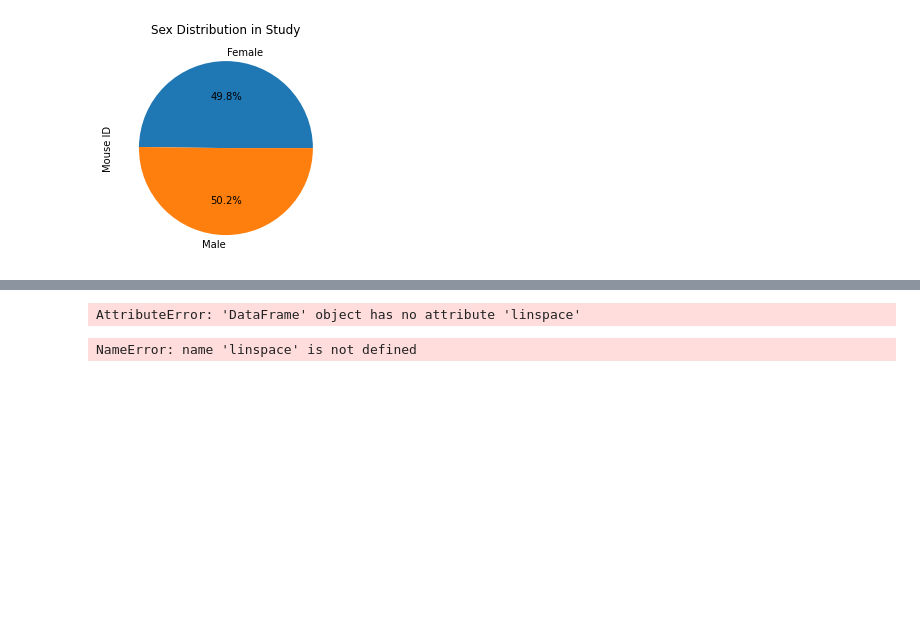
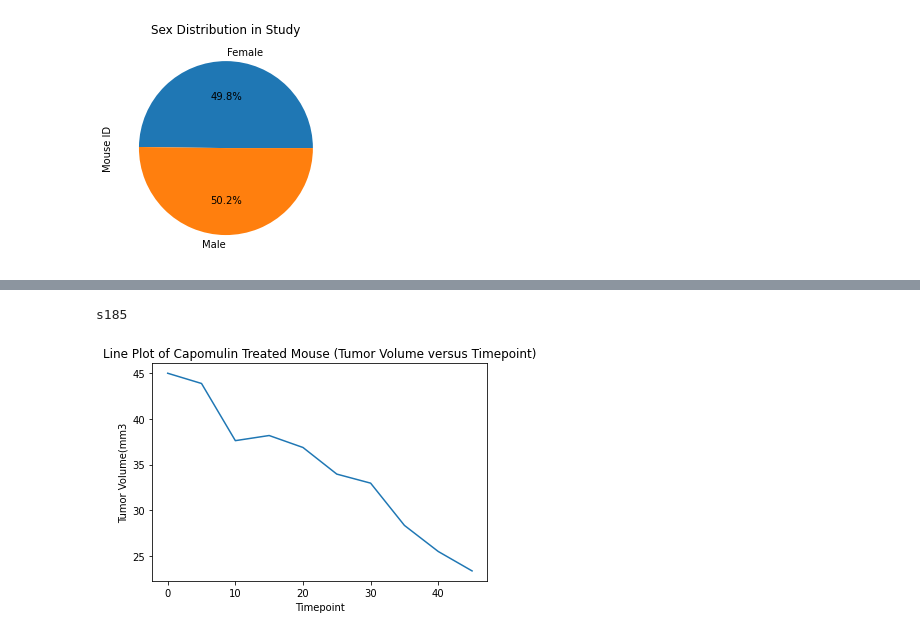
Before and after one commit to Geogith/Anti-Cancer-Skin-Treatment-Study, a Jupyter notebook: mice_study/Pymaceut.ipynb, the cells around one changed output, grey strips where cells are left out. Cells and saved outputs as stored; diff of their text form; code cells hidden in the pictures; blank space fills up the shorter version.

```diff
--- a/mice_study/Pymaceut.ipynb
+++ b/mice_study/Pymaceut.ipynb
@@ -232,29 +242,16 @@ TypeError: cannot perform reduce with flexible type
 # %%
-# 7. Select a mouse that was treated with Capomulin and generate a line plot of tumor volume vs. time point for that mouse.
+# 7. Select a mouse that was treated with Capomulin and generate a line plot of tumor volume vs. timepoint for that mouse.
 
-# x = np.linspace(-1, 1, 50)
-# print(x)
-# y = 2*x + 1
-# plt.plot(x, y)
-# plt.show()
+capomulinmouse = combine_mouse_study[combine_mouse_study["Drug Regimen"]=="Capomulin"]["Mouse ID"].iloc[0]
+df_mouse = combine_mouse_study[combine_mouse_study["Mouse ID"]==capomulinmouse]
+print(capomulinmouse)
 
-capomulinmouse = combine_mouse_study.copy().groupby("Drug Regimen")["Mouse ID"]
-np = combine_mouse_study.copy()
-x = np.linspace(-1, 1, 50)
-y = 2**x + 1
 
-plt.title("Line Plot of Capomulin Treated Mouse (Tumor Volume versus Timepoint")
-plt.xlabel("Tumor Volume(mm3")
-plt.ylabel("Timepoint")
-plt.plot(x, y)
+plt.title("Line Plot of Capomulin Treated Mouse (Tumor Volume versus Timepoint)")
+plt.xlabel("Timepoint")
+plt.ylabel("Tumor Volume(mm3")
+plt.plot(df_mouse["Timepoint"], df_mouse["Tumor Volume (mm3)"])
 plt.show()
 # %% [output]
-AttributeError: 'DataFrame' object has no attribute 'linspace'
+s185
+[figure, added]
-# %%
-# 8. Generate a scatter plot of mouse weight versus average tumor volume for the Capomulin treatment regimen.
-
-x = linspace(0,3*pi,200);
-y = cos(x) + rand(1,200);
-scatter(x,y)
-# %% [output]
-NameError: name 'linspace' is not defined
```
Also changed, not shown: parts of 14 cells of this notebook.
